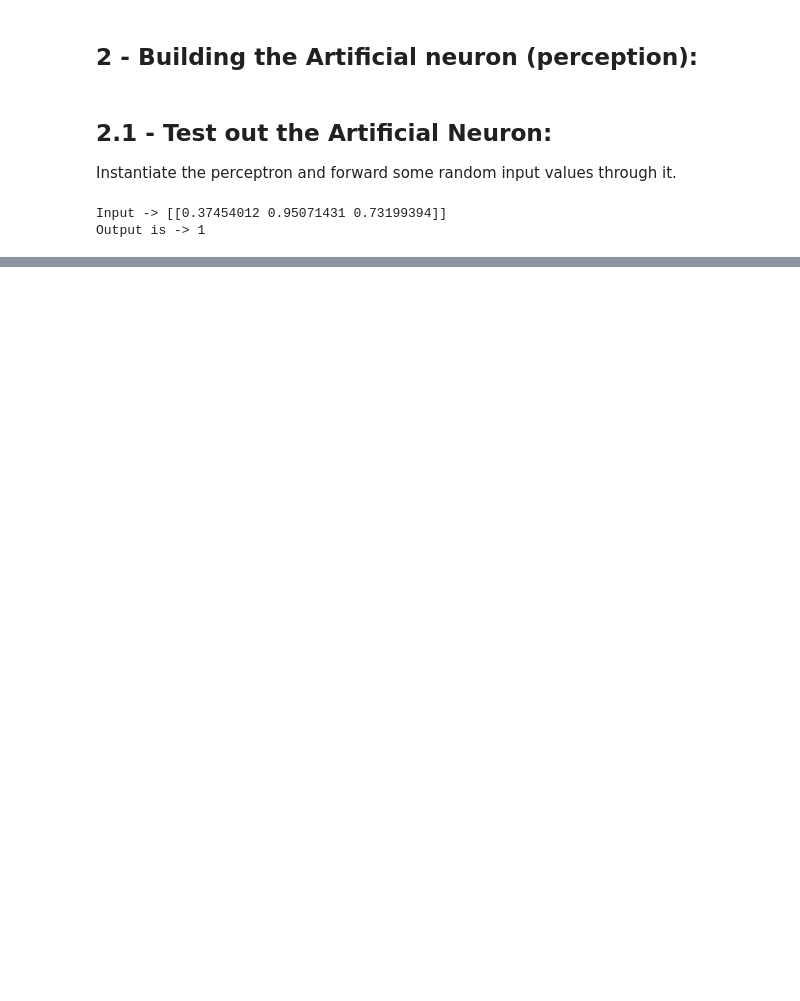
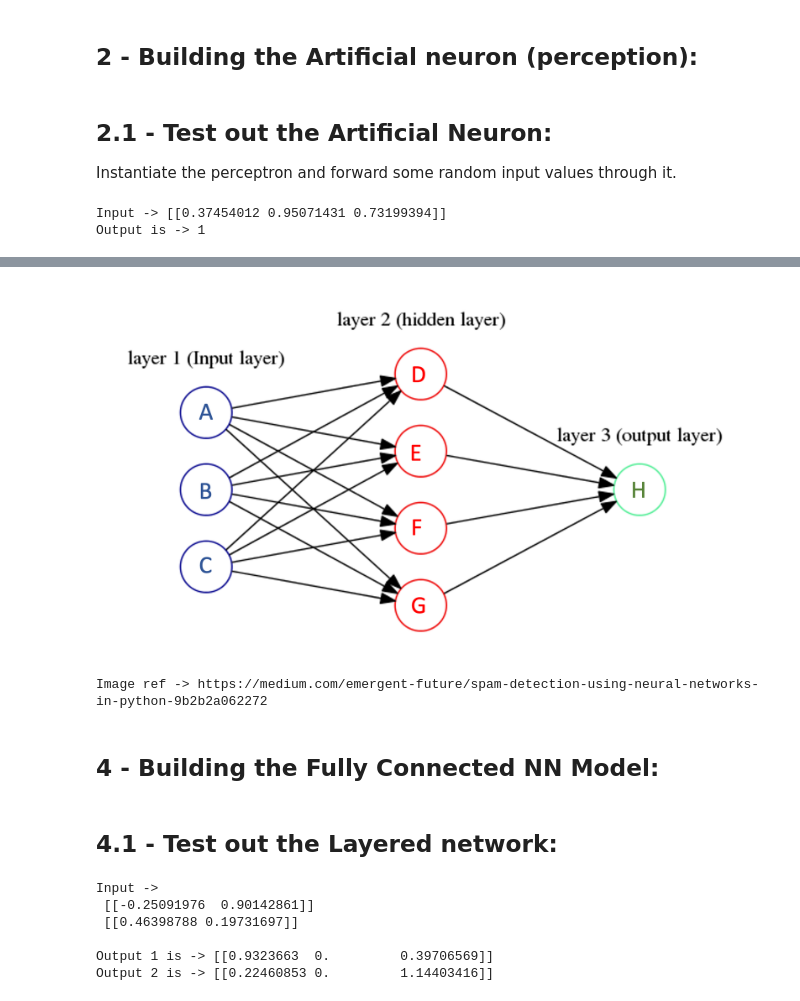
Before and after one commit to ylee9107/ComputerVisionTensorFlow2_myLearning, a Jupyter notebook: 1 - Comupter Vision with Neural Networks/Building ANNs.ipynb, the cells around one changed output, grey strips where cells are left out. Saved outputs shown, nothing was run; the diff lists cells and outputs as text; code cells hidden in the pictures; blank space fills up the shorter version.

```diff
--- a/1 - Comupter Vision with Neural Networks/Building ANNs.ipynb
+++ b/1 - Comupter Vision with Neural Networks/Building ANNs.ipynb
@@ -112,0 +150,9 @@ Output is -> 1
+# %%
+# Fully Connected Layer:
+display(Image(image_path + 'FullyConnectedLayer.png', width=700, unconfined=True))
+print('Image ref -> https://medium.com/emergent-future/spam-detection-using-neural-networks-in-python-9b2b2a062272')
+# %% [output]
+[figure, added]
+Image ref -> https://medium.com/emergent-future/spam-detection-using-neural-networks-in-python-9b2b2a062272
+# %% [markdown]
+## 4 - Building the Fully Connected NN Model:
@@ -112,0 +193,32 @@ Output is -> 1
+# %% [markdown]
+## 4.1 - Test out the Layered network:
+# %%
+# Set seed for reproducibility:
+np.random.seed(seed_nb)
+
+# Generate random input values: an input column vector of 2 values, Shape of matrix is (1, 2)
+x1 = np.random.uniform(-1, 1, 2).reshape(1, 2)
+x2 = np.random.uniform(-1, 1, 2).reshape(1, 2)
+print('Input -> \n {} \n {}'.format(x1, x2) + '\n')
+
+# # Instantiating the FullyConnected Layer to pass the x input values:
+# # Create a ReLU function:
+relu_func = lambda y: np.maximum(y, 0)
+
+layer = FullyConnectedLayer(num_inputs = 2,
+                            layer_size = 3,
+                            activation_func = relu_func)
+
+# Output the results separately:
+output_1 = layer.forward(x1)
+print('Output 1 is -> {}'.format(output_1))
+
+output_2 = layer.forward(x2)
+print('Output 2 is -> {}'.format(output_2))
+# %% [output]
+Input ->
+ [[-0.25091976  0.90142861]]
+ [[0.46398788 0.19731697]]
+
+Output 1 is -> [[0.9323663  0.         0.39706569]]
+Output 2 is -> [[0.22460853 0.         1.14403416]]
```
Also changed, not shown: parts of 15 cells of this notebook.
